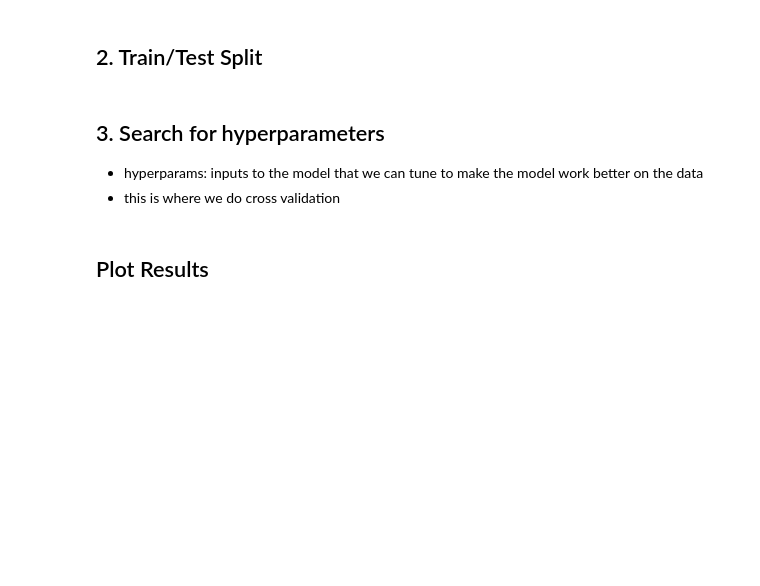
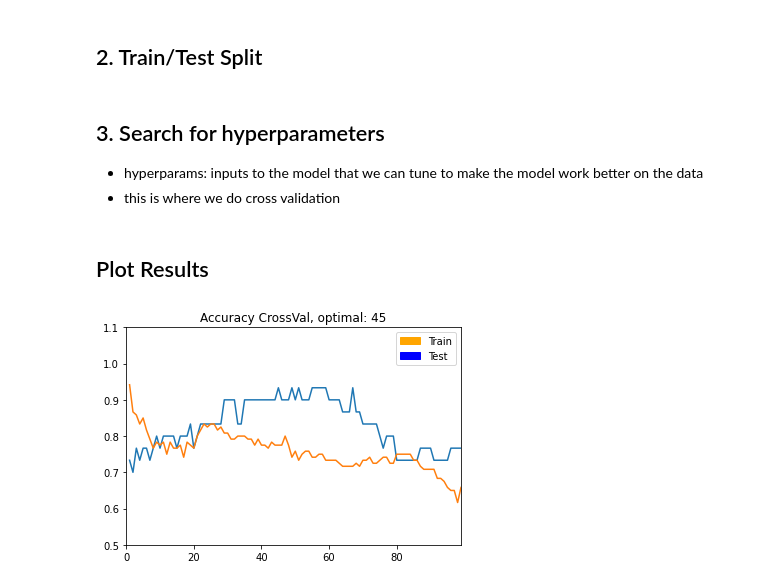
Before and after one commit to MnemoSemiotic/prem_prep_nov30_2020, a Jupyter notebook: stats/07_crossval_intuition/simple_crossval_and_ml_intuition.ipynb, the cells around one changed output. Cells and saved outputs as stored; diff of their text form; code cells hidden in the pictures; blank space fills up the shorter version.

```diff
--- a/stats/07_crossval_intuition/simple_crossval_and_ml_intuition.ipynb
+++ b/stats/07_crossval_intuition/simple_crossval_and_ml_intuition.ipynb
@@ -284,15 +284,22 @@ cv_test_scores;
 # %%
 import matplotlib.patches as mpatches
 
 test_max = cv_test_scores.index(max(cv_test_scores[::-1]))
 opt_k = neighbors[test_max]
 
 axes = plt.gca()
 axes.set_xlim([0, len(neighbors)])
 axes.set_ylim([min(cv_test_scores) -0.2, 1.1])
 
 orange_patch = mpatches.Patch(color='orange', label='Train')
 blue_patch = mpatches.Patch(color='blue', label='Test')
 plt.legend(handles=[orange_patch, blue_patch])
 
 title = f'Accuracy CrossVal, optimal: {opt_k}'
+
+axes.plot(neighbors, cv_test_scores, label='test scores')
+axes.plot(neighbors, cv_train_scores, label='train scores')
+
+plt.title(title);
+# %% [output]
+[figure, added]
```
